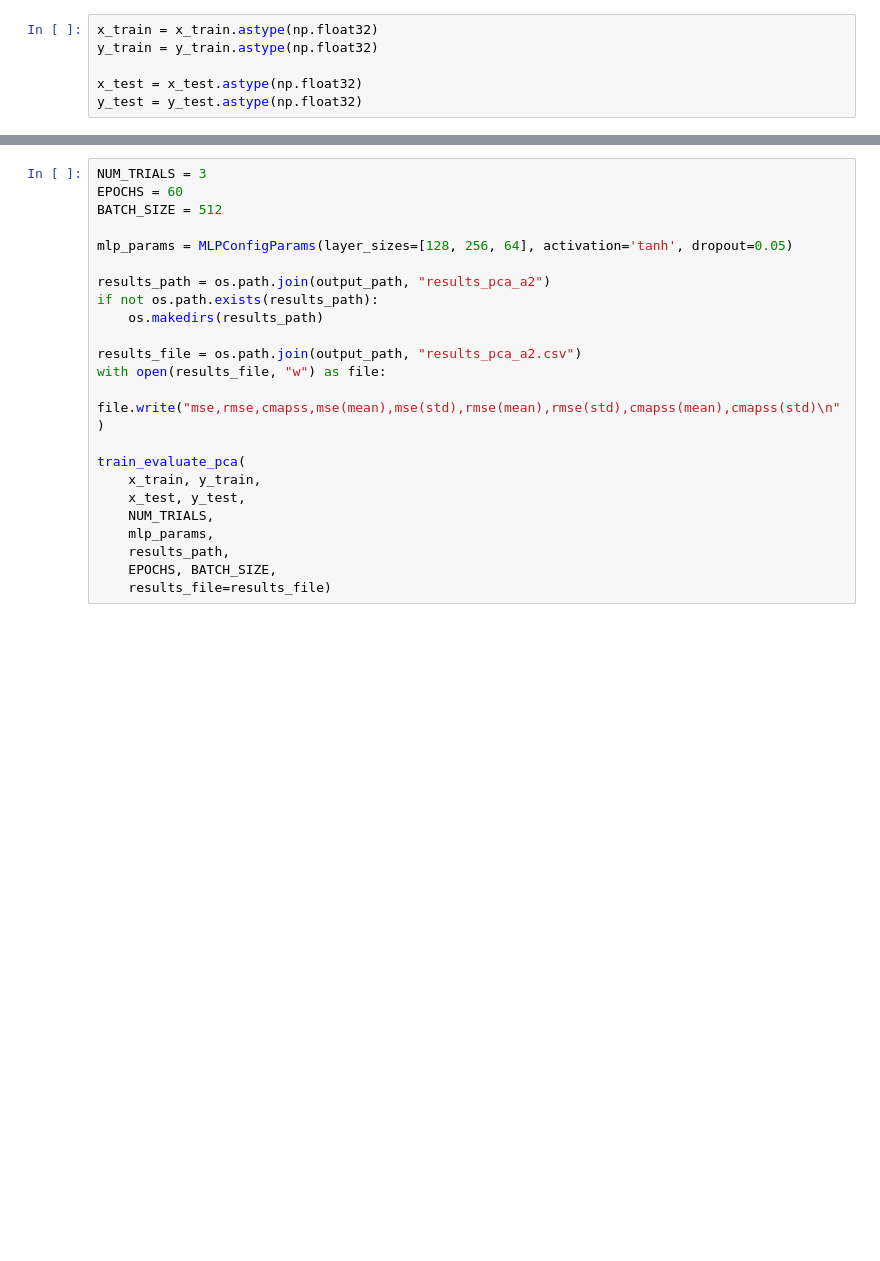
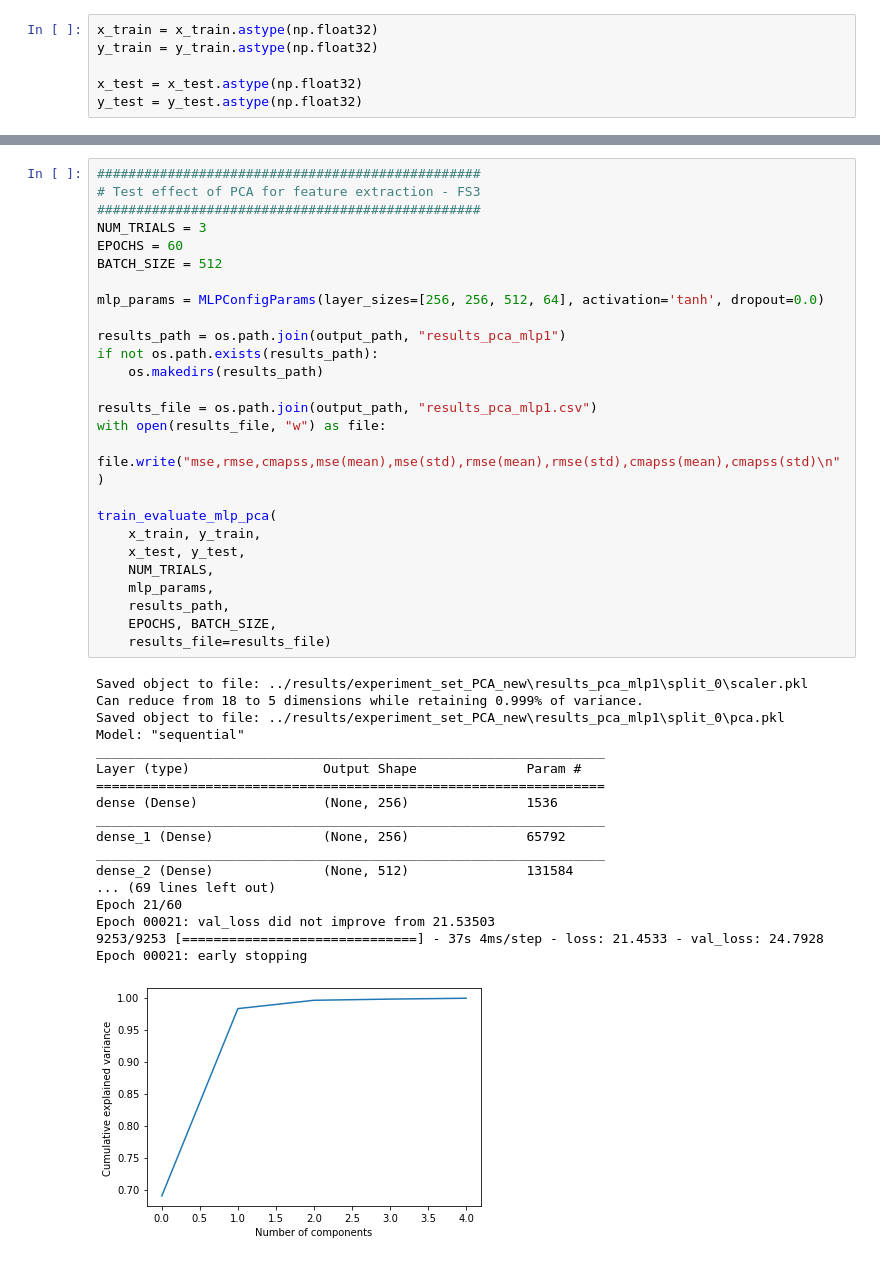
Before and after one commit to andrei-iosif/PredictiveMaintenanceScripts, a Jupyter notebook: rul_prediction/notebooks/E6_PCA.ipynb, the cells around one changed output, grey strips where cells are left out. Cells and saved outputs as stored; diff of their text form; blank space fills up the shorter version.

```diff
--- a/rul_prediction/notebooks/E6_PCA.ipynb
+++ b/rul_prediction/notebooks/E6_PCA.ipynb
@@ -220,23 +278,45 @@ Epoch 3/60
 # %%
+#################################################
+# Test effect of PCA for feature extraction - FS3
+#################################################
 NUM_TRIALS = 3
 EPOCHS = 60
 BATCH_SIZE = 512
 
-mlp_params = MLPConfigParams(layer_sizes=[128, 256, 64], activation='tanh', dropout=0.05)
+mlp_params = MLPConfigParams(layer_sizes=[256, 256, 512, 64], activation='tanh', dropout=0.0)
 
-results_path = os.path.join(output_path, "results_pca_a2")
+results_path = os.path.join(output_path, "results_pca_mlp1")
 if not os.path.exists(results_path):
     os.makedirs(results_path)
 
-results_file = os.path.join(output_path, "results_pca_a2.csv")
+results_file = os.path.join(output_path, "results_pca_mlp1.csv")
 with open(results_file, "w") as file:
     file.write("mse,rmse,cmapss,mse(mean),mse(std),rmse(mean),rmse(std),cmapss(mean),cmapss(std)\n")
 
-train_evaluate_pca(
+train_evaluate_mlp_pca(
     x_train, y_train,
     x_test, y_test,
     NUM_TRIALS,
     mlp_params,
     results_path,
     EPOCHS, BATCH_SIZE,
     results_file=results_file)
+# %% [output]
+Saved object to file: ../results/experiment_set_PCA_new\results_pca_mlp1\split_0\scaler.pkl
+Can reduce from 18 to 5 dimensions while retaining 0.999% of variance.
+Saved object to file: ../results/experiment_set_PCA_new\results_pca_mlp1\split_0\pca.pkl
+Model: "sequential"
+_________________________________________________________________
+Layer (type)                 Output Shape              Param #
+=================================================================
+dense (Dense)                (None, 256)               1536
+_________________________________________________________________
+dense_1 (Dense)              (None, 256)               65792
+_________________________________________________________________
+dense_2 (Dense)              (None, 512)               131584
+... (69 lines left out)
+Epoch 21/60
+Epoch 00021: val_loss did not improve from 21.53503
+9253/9253 [==============================] - 37s 4ms/step - loss: 21.4533 - val_loss: 24.7928
+Epoch 00021: early stopping
+[figure, added]
```
Also changed, not shown: parts of 10 cells of this notebook, 24 other files.
